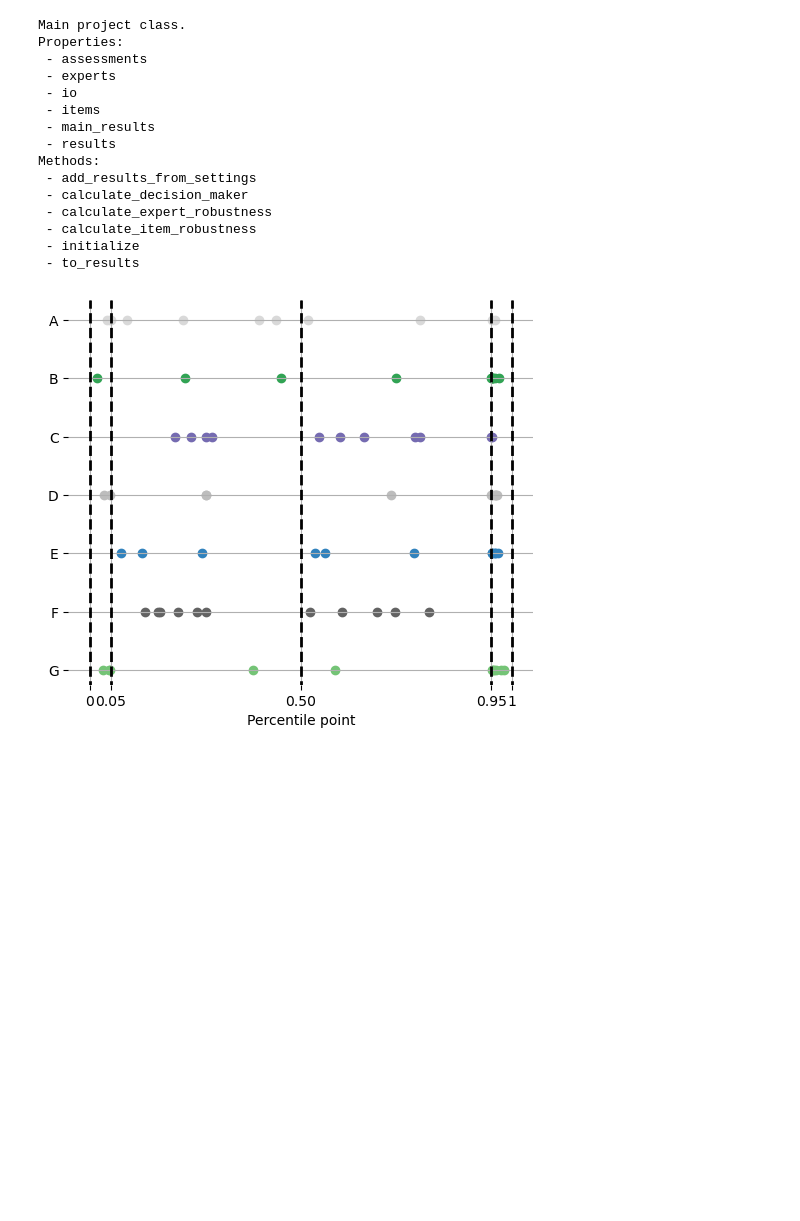
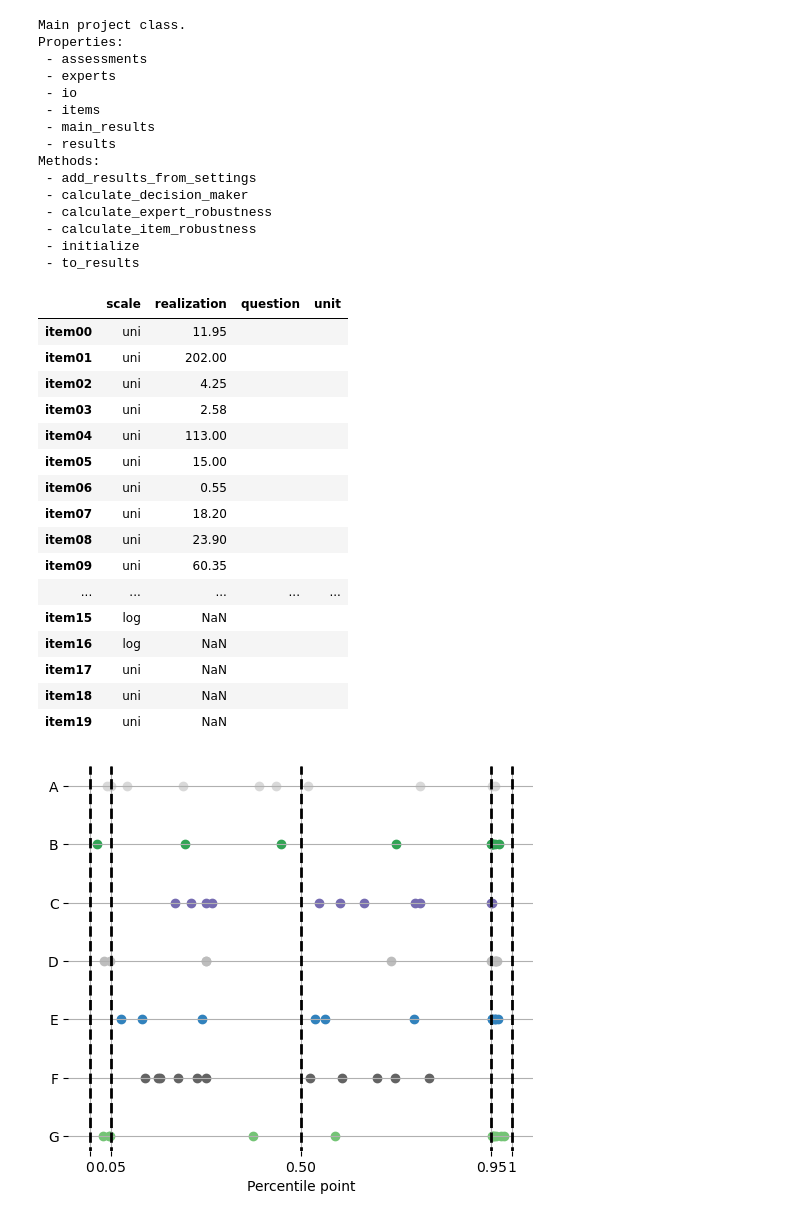
Before and after one commit to patmanas/burros, a Jupyter notebook: analysis_ewg.ipynb, the cells around one changed output. Cells and saved outputs as stored; diff of their text form; code cells hidden in the pictures; blank space fills up the shorter version.

```diff
--- a/analysis_ewg.ipynb
+++ b/analysis_ewg.ipynb
@@ -37,6 +37,26 @@ Methods:
  - calculate_item_robustness
  - initialize
  - to_results
+# %%
+pd.DataFrame.from_dict(project.items.as_dict())
+# %% [output]
+|  | scale | realization | question | unit |
+| item00 | uni | 11.95 |  |  |
+| item01 | uni | 202.00 |  |  |
+| item02 | uni | 4.25 |  |  |
+| item03 | uni | 2.58 |  |  |
+| item04 | uni | 113.00 |  |  |
+| item05 | uni | 15.00 |  |  |
+| item06 | uni | 0.55 |  |  |
+| item07 | uni | 18.20 |  |  |
+| item08 | uni | 23.90 |  |  |
+| item09 | uni | 60.35 |  |  |
+| ... | ... | ... | ... | ... |
+| item15 | log | NaN |  |  |
+| item16 | log | NaN |  |  |
+| item17 | uni | NaN |  |  |
+| item18 | uni | NaN |  |  |
+| item19 | uni | NaN |  |  |
 # %%
 # setting up colors
 import random
```
Also changed, not shown: parts of 10 cells of this notebook.
